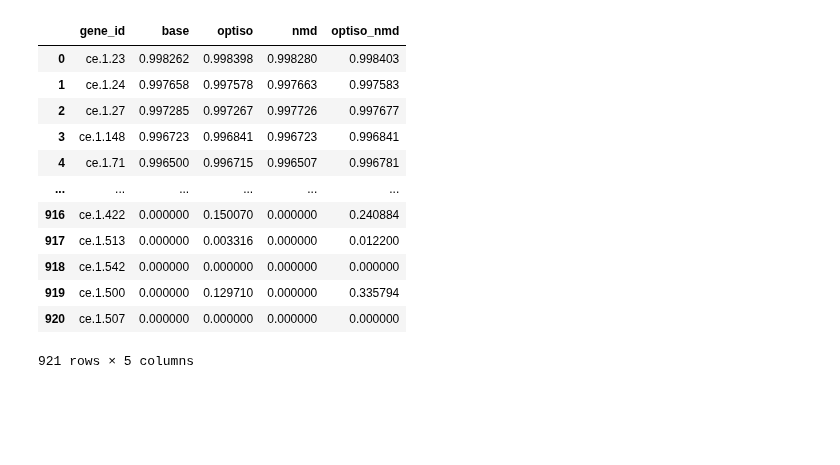
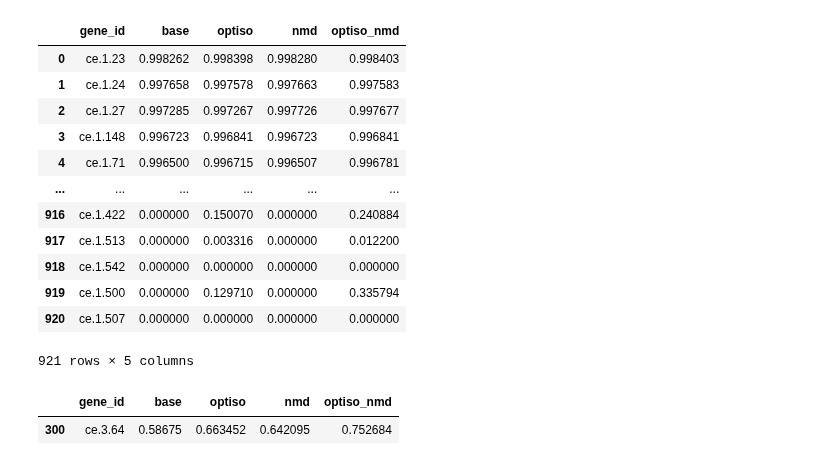
Before and after one commit to KorfLab/isoforms, a Jupyter notebook: APCanalysis/apc_paper.ipynb, the cells around one changed output. Drawn from its saved outputs; the diff is of its cells as text; code cells hidden in the pictures; blank space fills up the shorter version.

```diff
--- a/APCanalysis/apc_paper.ipynb
+++ b/APCanalysis/apc_paper.ipynb
@@ -1073,4 +1073,9 @@ dists
 | 919 | ce.1.500 | 0.000000 | 0.129710 | 0.000000 | 0.335794 |
 | 920 | ce.1.507 | 0.000000 | 0.000000 | 0.000000 | 0.000000 |
 921 rows × 5 columns
+# %%
+dists[dists['gene_id'] == 'ce.3.64']
+# %% [output]
+|  | gene_id | base | optiso | nmd | optiso_nmd |
+| 300 | ce.3.64 | 0.58675 | 0.663452 | 0.642095 | 0.752684 |
 # %%
```
Also changed, not shown: parts of 12 cells of this notebook.
